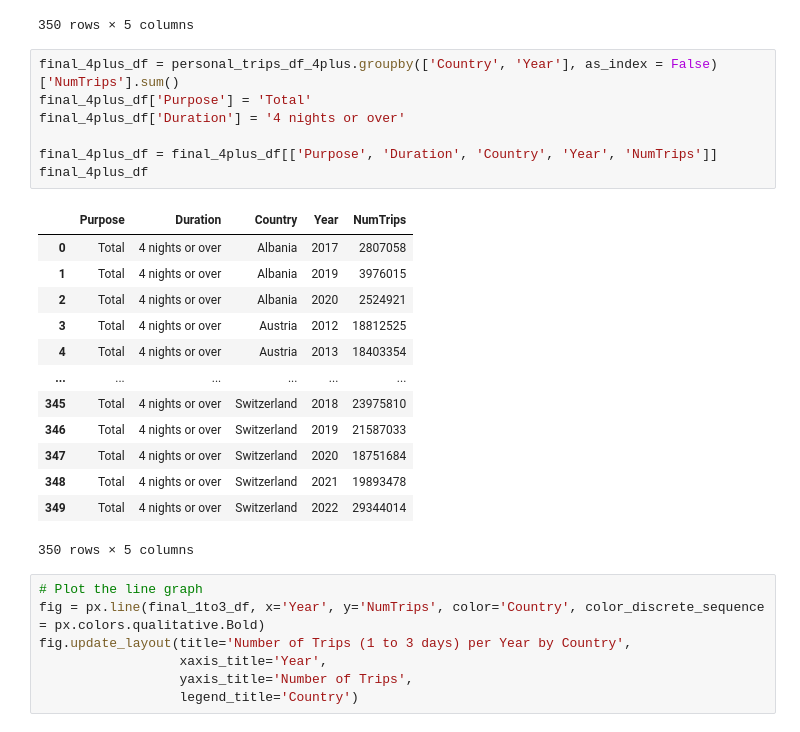
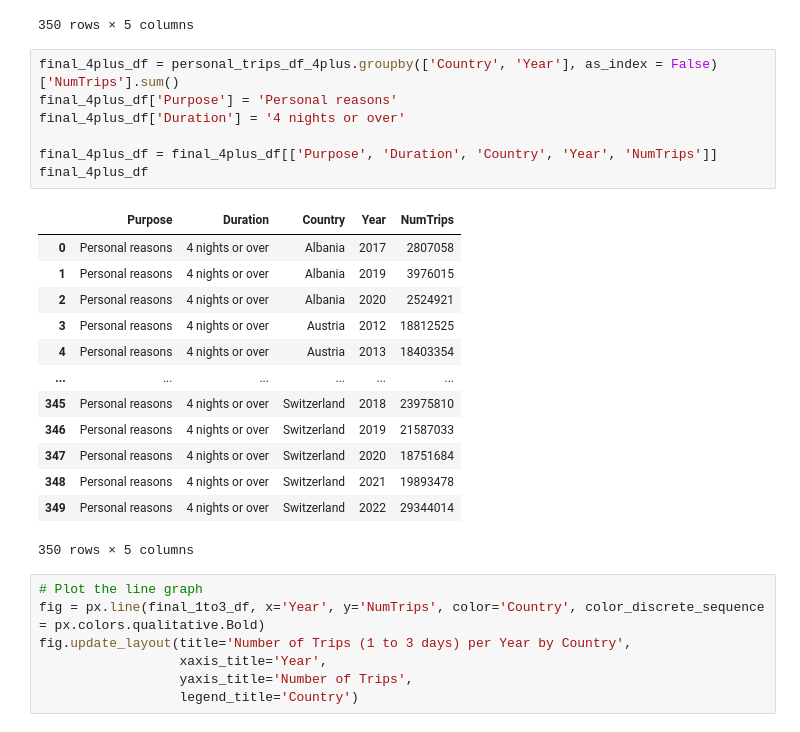
Before and after one commit to swbehan/RoadQualityWork, a Jupyter notebook: datasets/preprocessed-datasets/trips_duration.ipynb, the cells around one changed output. Drawn from its saved outputs; the diff is of its cells as text.

```diff
--- a/datasets/preprocessed-datasets/trips_duration.ipynb
+++ b/datasets/preprocessed-datasets/trips_duration.ipynb
@@ -225,24 +225,24 @@ final_1plus_df
 350 rows × 5 columns
 # %%
 final_4plus_df = personal_trips_df_4plus.groupby(['Country', 'Year'], as_index = False)['NumTrips'].sum()
-final_4plus_df['Purpose'] = 'Total'
+final_4plus_df['Purpose'] = 'Personal reasons'
 final_4plus_df['Duration'] = '4 nights or over'
 
 final_4plus_df = final_4plus_df[['Purpose', 'Duration', 'Country', 'Year', 'NumTrips']]
 final_4plus_df
 # %% [output]
 |  | Purpose | Duration | Country | Year | NumTrips |
-| 0 | Total | 4 nights or over | Albania | 2017 | 2807058 |
-| 1 | Total | 4 nights or over | Albania | 2019 | 3976015 |
-| 2 | Total | 4 nights or over | Albania | 2020 | 2524921 |
-| 3 | Total | 4 nights or over | Austria | 2012 | 18812525 |
-| 4 | Total | 4 nights or over | Austria | 2013 | 18403354 |
+| 0 | Personal reasons | 4 nights or over | Albania | 2017 | 2807058 |
+| 1 | Personal reasons | 4 nights or over | Albania | 2019 | 3976015 |
+| 2 | Personal reasons | 4 nights or over | Albania | 2020 | 2524921 |
+| 3 | Personal reasons | 4 nights or over | Austria | 2012 | 18812525 |
+| 4 | Personal reasons | 4 nights or over | Austria | 2013 | 18403354 |
 | ... | ... | ... | ... | ... | ... |
-| 345 | Total | 4 nights or over | Switzerland | 2018 | 23975810 |
-| 346 | Total | 4 nights or over | Switzerland | 2019 | 21587033 |
-| 347 | Total | 4 nights or over | Switzerland | 2020 | 18751684 |
-| 348 | Total | 4 nights or over | Switzerland | 2021 | 19893478 |
-| 349 | Total | 4 nights or over | Switzerland | 2022 | 29344014 |
+| 345 | Personal reasons | 4 nights or over | Switzerland | 2018 | 23975810 |
+| 346 | Personal reasons | 4 nights or over | Switzerland | 2019 | 21587033 |
+| 347 | Personal reasons | 4 nights or over | Switzerland | 2020 | 18751684 |
+| 348 | Personal reasons | 4 nights or over | Switzerland | 2021 | 19893478 |
+| 349 | Personal reasons | 4 nights or over | Switzerland | 2022 | 29344014 |
 350 rows × 5 columns
 # %%
 # Plot the line graph
```
Also changed, not shown: 1 other file.
